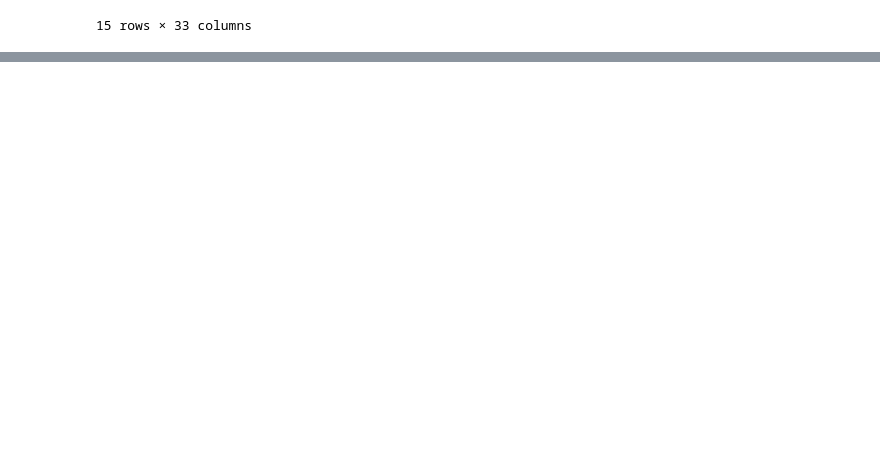
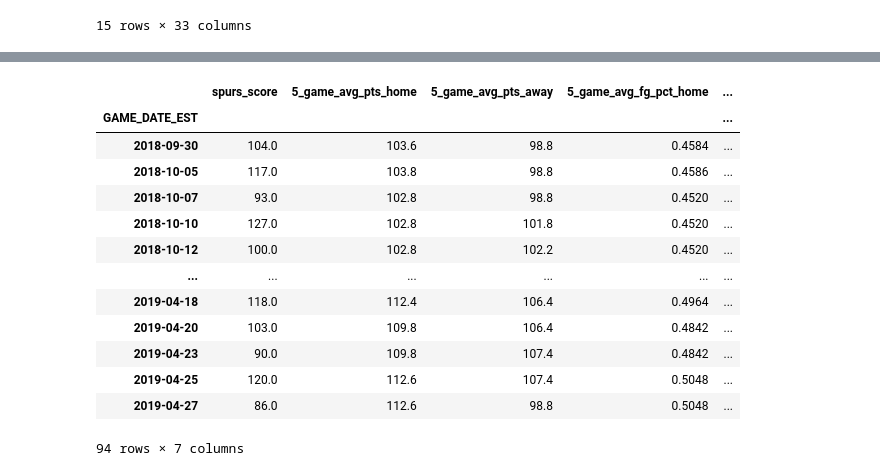
Before and after one commit to Joshua-C-Bryant/money-ball, a Jupyter notebook: predictions.ipynb, the cells around one changed output, grey strips where cells are left out. Drawn from its saved outputs; the diff is of its cells as text; code cells hidden in the pictures; blank space fills up the shorter version.

```diff
--- a/predictions.ipynb
+++ b/predictions.ipynb
@@ -701,0 +747,8 @@ spurs.head(15)
+# %%
+columns = ['GAME_ID','PTS_home','FG_PCT_home',\
+           'FT_PCT_home','FG3_PCT_home','AST_home',\
+           'REB_home','PTS_away', 'FG_PCT_away',\
+           'FT_PCT_away', 'FG3_PCT_away', 'AST_away',\
+           'REB_away', 'HOME_TEAM_WINS','total_points',\
+           'home_team','away_team']
+spurs = spurs.drop(columns = columns)
@@ -701,0 +766,3 @@ spurs.head(15)
+# %%
+train = spurs[(spurs.SEASON==2014)|(spurs.SEASON==2015)|(spurs.SEASON==2016)]
+train.shape
@@ -701,0 +771,3 @@ spurs.head(15)
+# %%
+validate = spurs[spurs.SEASON==2017]
+validate.shape
@@ -701,0 +776,3 @@ spurs.head(15)
+# %%
+test = spurs[spurs.SEASON==2018]
+test.shape
@@ -701,0 +812,23 @@ spurs.head(15)
+# %%
+# Remove columns that had a correlation less than .2:
+cols = ['TEAM_ID_away','5_game_avg_rebounds_home','TEAM_ID_home',\
+        '5_game_avg_ft_pct_home','SEASON','5_game_avg_assists_away','5_game_avg_ft_pct_away',\
+        '5_game_avg_assists_home','5_game_avg_rebounds_away']
+train.drop(columns=cols)
+validate.drop(columns=cols)
+test.drop(columns=cols)
+# %% [output]
+|  | spurs_score | 5_game_avg_pts_home | 5_game_avg_pts_away | 5_game_avg_fg_pct_home | ... |
+| GAME_DATE_EST |  |  |  |  | ... |
+| 2018-09-30 | 104.0 | 103.6 | 98.8 | 0.4584 | ... |
+| 2018-10-05 | 117.0 | 103.8 | 98.8 | 0.4586 | ... |
+| 2018-10-07 | 93.0 | 102.8 | 98.8 | 0.4520 | ... |
+| 2018-10-10 | 127.0 | 102.8 | 101.8 | 0.4520 | ... |
+| 2018-10-12 | 100.0 | 102.8 | 102.2 | 0.4520 | ... |
+| ... | ... | ... | ... | ... | ... |
+| 2019-04-18 | 118.0 | 112.4 | 106.4 | 0.4964 | ... |
+| 2019-04-20 | 103.0 | 109.8 | 106.4 | 0.4842 | ... |
+| 2019-04-23 | 90.0 | 109.8 | 107.4 | 0.4842 | ... |
+| 2019-04-25 | 120.0 | 112.6 | 107.4 | 0.5048 | ... |
+| 2019-04-27 | 86.0 | 112.6 | 98.8 | 0.5048 | ... |
+94 rows × 7 columns
```
Also changed, not shown: parts of 48 cells of this notebook.
